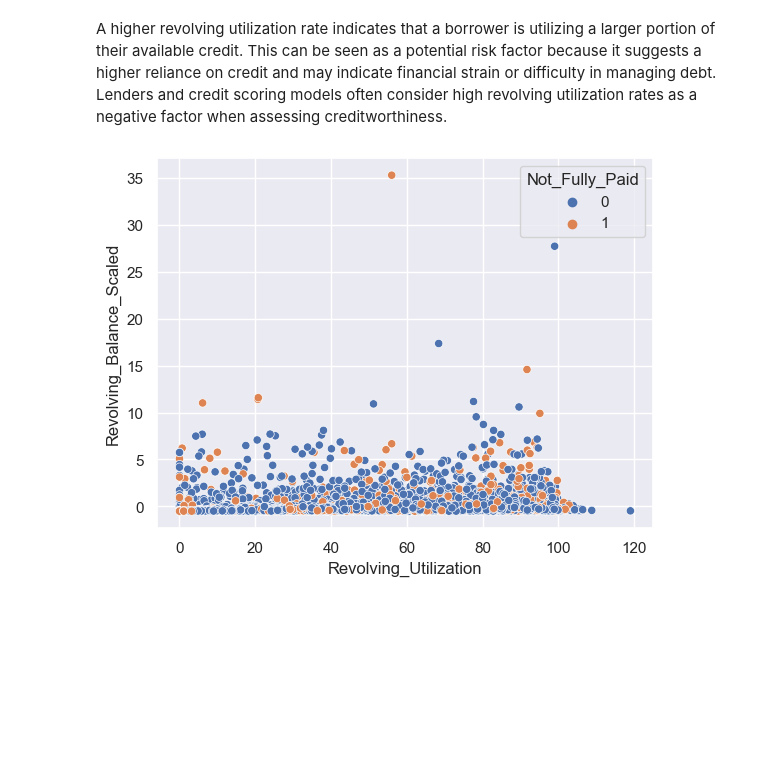
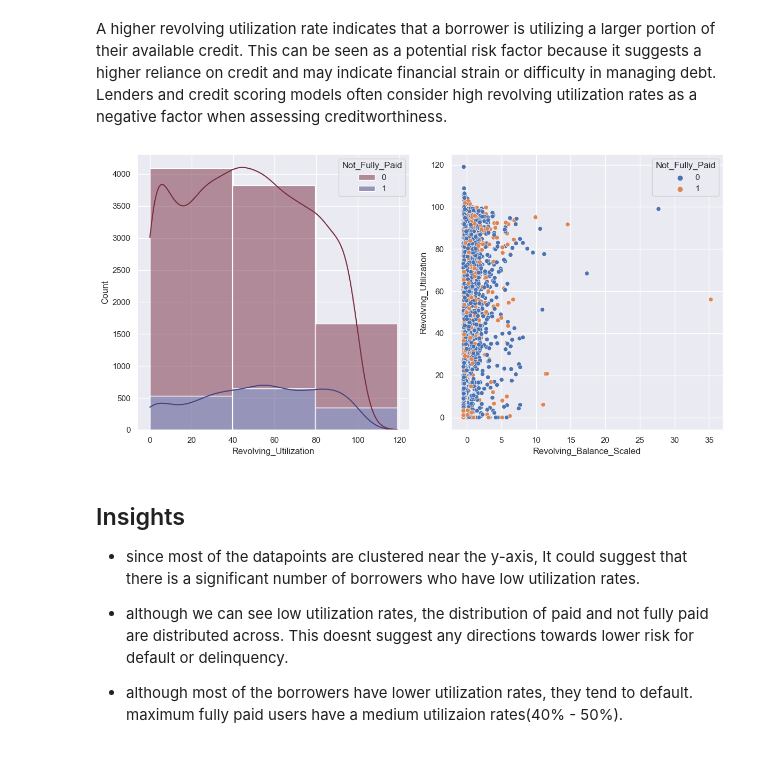
Before and after one commit to jswnthh/Toolfe_projects_ML, a Jupyter notebook: toolfe_loan.ipynb, the cells around one changed output. Saved outputs shown, nothing was run; the diff lists cells and outputs as text; code cells hidden in the pictures; blank space fills up the shorter version.

```diff
--- a/toolfe_loan.ipynb
+++ b/toolfe_loan.ipynb
@@ -377,8 +382,35 @@ df_revolve["Not_Fully_Paid"] = df["Not_Fully_Paid"]
 # Scale the "Revolving_Balance" values
 scaler = StandardScaler()
 df_revolve['Revolving_Balance_Scaled'] = scaler.fit_transform(df_revolve['Revolving_Balance'].values.reshape(-1, 1))
-# %%
-sns.scatterplot(data=df_revolve, x='Revolving_Utilization', y='Revolving_Balance_Scaled', hue = "Not_Fully_Paid")
-plt.show()
-# %% [output]
-[figure, removed]
+# %%
+fig, axes = plt.subplots(1, 2, figsize=(12, 6))
+
+sns.histplot(data=df_revolve,
+             hue='Not_Fully_Paid',
+             x='Revolving_Utilization',
+             palette = "icefire_r",
+             multiple="stack",
+             kde=True,
+             bins= 3,
+             ax=axes[0])
+axes[0].set_xlabel('Revolving_Utilization')
+axes[0].set_ylabel('Count')
+axes[0].set_title('')
+
+sns.scatterplot(data=df_revolve, x='Revolving_Balance_Scaled', y='Revolving_Utilization', hue="Not_Fully_Paid", ax=axes[1])
+axes[1].set_xlabel('Revolving_Balance_Scaled')
+axes[1].set_ylabel('Revolving_Utilization')
+axes[1].set_title('')
+
+plt.tight_layout()
+plt.show()
+# %% [output]
+[figure, added]
+# %% [markdown]
+## Insights
+
+- since most of the datapoints are clustered near the y-axis, It could suggest that there is a significant number of borrowers who have low utilization rates.
+
+- although we can see low utilization rates, the distribution of paid and not fully paid are distributed across. This doesnt suggest any directions towards lower risk for default or delinquency.
+
+- although most of the borrowers have lower utilization rates, they tend to default. maximum fully paid users have a medium utilizaion rates(40% - 50%).
```
Also changed, not shown: parts of 20 cells of this notebook.
